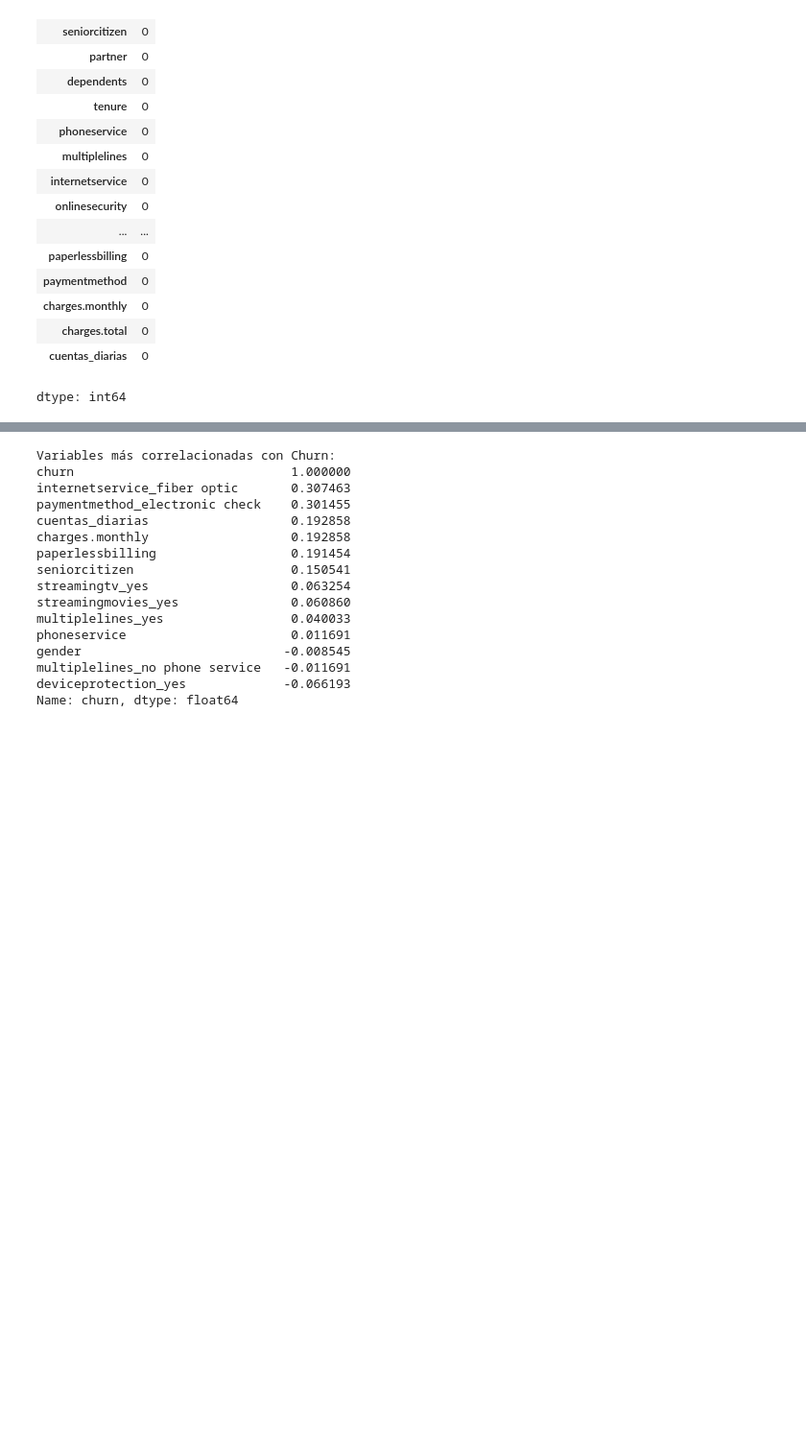
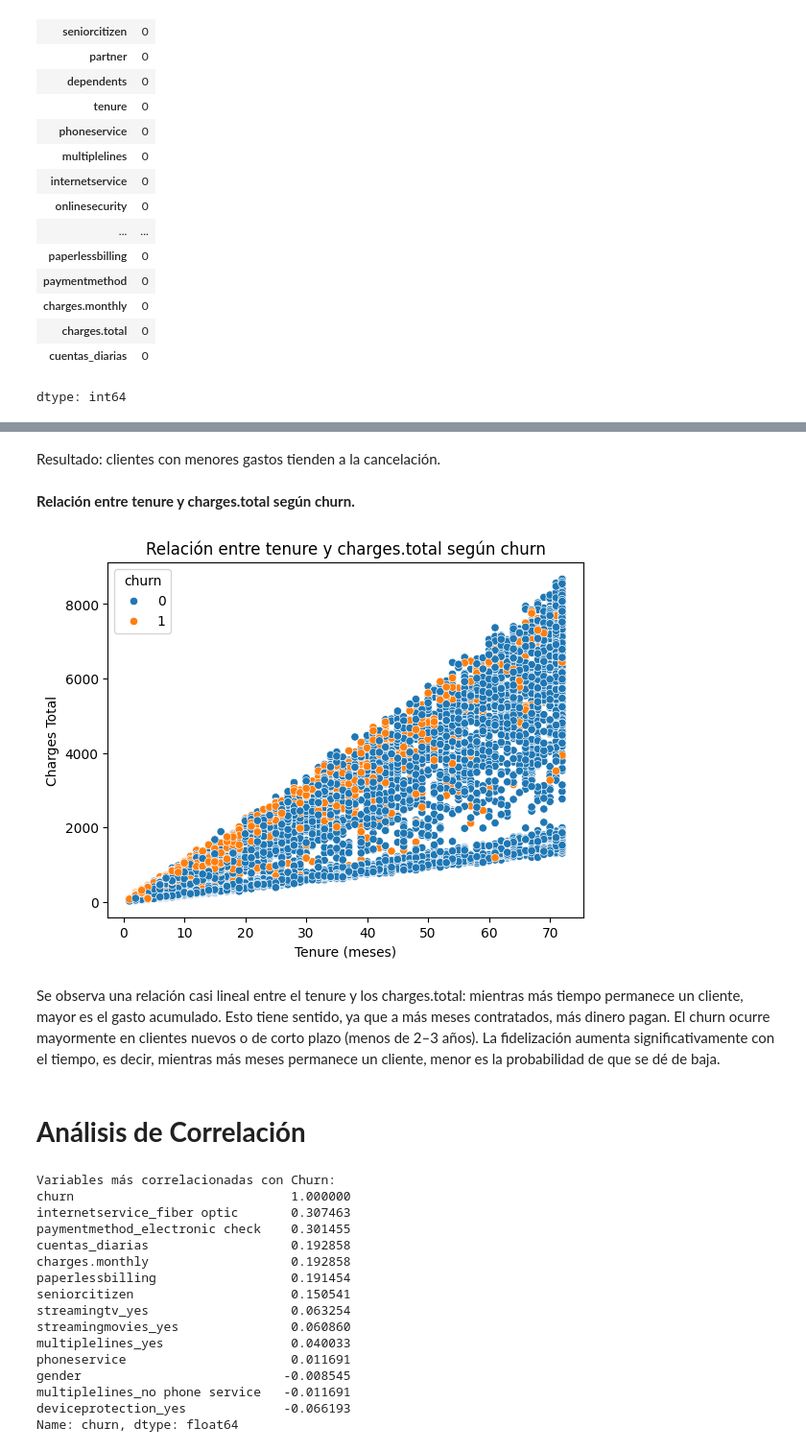
Before and after one commit to Calex192/Desafio-Telecom-X-parte-2.-Alura-Latam., a Jupyter notebook: Telecom_part2ipynb.ipynb, the cells around one changed output, grey strips where cells are left out. Shown at 96% size. Saved outputs shown, nothing was run; the diff lists cells and outputs as text; code cells hidden in the pictures; blank space fills up the shorter version.

```diff
--- a/Telecom_part2ipynb.ipynb
+++ b/Telecom_part2ipynb.ipynb
@@ -71 +101,19 @@ dtype: int64
+# %% [markdown]
+Resultado: clientes con menores gastos tienden a la cancelación.
+# %% [markdown]
+**Relación entre tenure y charges.total según churn.**
+# %%
+sns.scatterplot(x='tenure', y='charges.total', hue='churn', data=df)
+plt.title('Relación entre tenure y charges.total según churn')
+plt.xlabel('Tenure (meses)')
+plt.ylabel('Charges Total')
+plt.show()
+# %% [output]
+[figure, added]
+# %% [markdown]
+Se observa una relación casi lineal entre el tenure y los charges.total: mientras más tiempo permanece un cliente, mayor es el gasto acumulado. Esto tiene sentido, ya que a más meses contratados, más dinero pagan.
+El churn ocurre mayormente en clientes nuevos o de corto plazo (menos de 2–3 años).
+La fidelización aumenta significativamente con el tiempo, es decir, mientras más meses permanece un cliente, menor es la probabilidad de que se dé de baja.
+# %% [markdown]
+# **Análisis de Correlación**
 # %%
```
Also changed, not shown: parts of 45 cells of this notebook.
